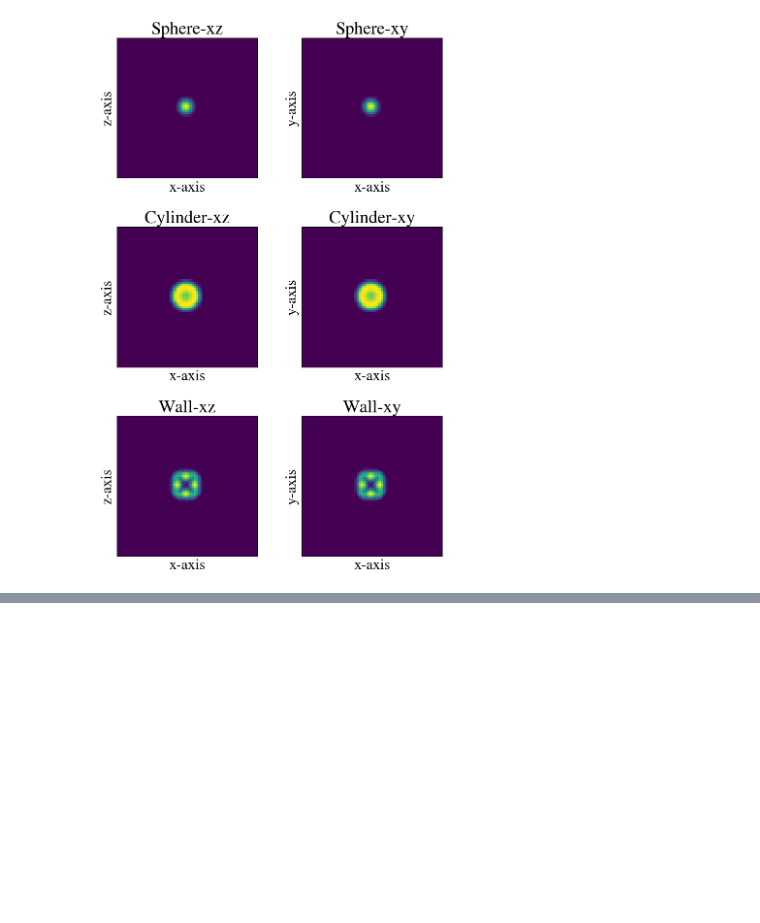
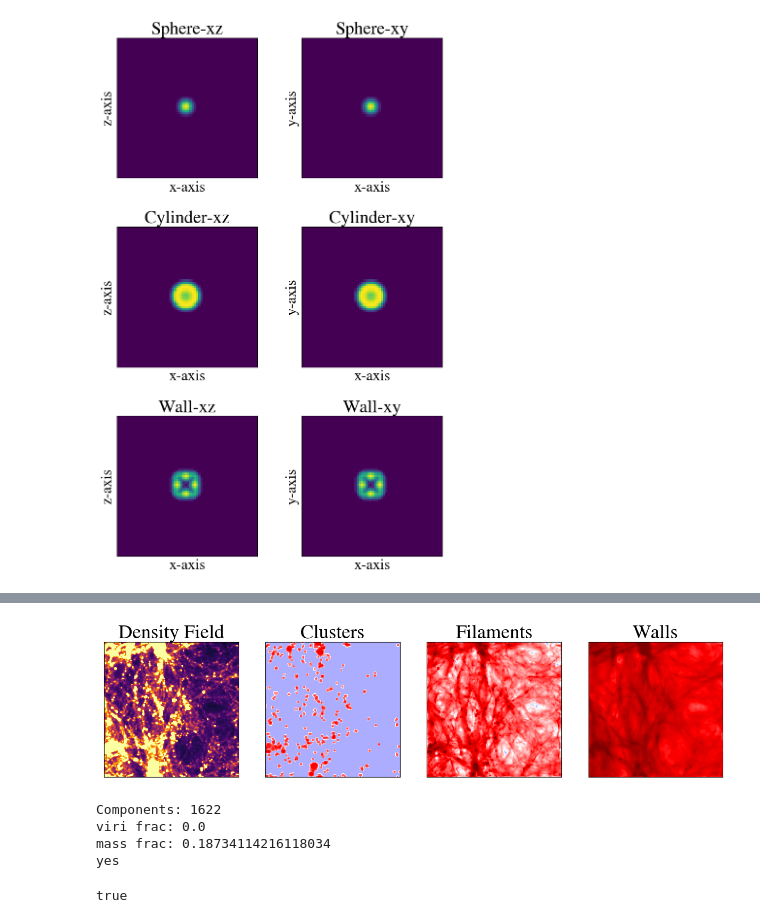
Before and after one commit to James11222/CosmoMMF, a Jupyter notebook: notebooks/Testing.ipynb, the cells around one changed output, grey strips where cells are left out. Drawn from its saved outputs; the diff is of its cells as text; code cells hidden in the pictures; blank space fills up the shorter version.

```diff
--- a/notebooks/Testing.ipynb
+++ b/notebooks/Testing.ipynb
@@ -205,4 +301,11 @@ plot_fields(max_sigs_sphere_RR[:,:,:,1], max_sigs_sphere_RR[:,:,:,2], max_sigs_s
 # %%
-plot_fields(max_sigs_cylinder[:,:,:,1], max_sigs_cylinder[:,:,:,2], max_sigs_cylinder[:,:,:,3])
-plot_fields(max_sigs_cylinder_RR[:,:,:,1], max_sigs_cylinder_RR[:,:,:,2], max_sigs_cylinder_RR[:,:,:,3])
+@load "/global/cscratch1/sd/james12/halo_data/Heavy_p_Light_p_Ultralight/All_Halos_Binned_TNG_Bool.jld2" halo
+
+small_halos = halo[1:128, 1:128, 1:128]
+
+print("small halos")
+
+clusbool = small_halos
+
+# @save "../test/test_data/test_clusbool.jld2" clusbool
 # %% [output]
@@ -216,0 +313,24 @@ plot_fields(max_sigs_wall_RR[:,:,:,1], max_sigs_wall_RR[:,:,:,2], max_sigs_wall_
+# %%
+f, axes = plt.subplots(1,4, sharey=true,figsize=(15,4))
+max_val = 5
+cmap_="seismic"
+axes[1].imshow(sum(small_density, dims=3)[:,:,1], vmin=0.001, vmax=100.0,cmap="inferno")
+axes[1].set_title("Density Field")
+axes[2].imshow(sum(small_halos .+ 0.001, dims=3)[:,:,1,1],cmap=cmap_,
+norm=mpl.colors.LogNorm(vmin=0.001, vmax=100.0))
+axes[2].set_title("Clusters")
+axes[3].imshow(sum(max_sigs_nexusplus, dims=3)[:,:,1,2],cmap=cmap_,
+norm=mpl.colors.LogNorm(vmin=0.001, vmax=100.0))
+axes[3].set_title("Filaments")
+axes[4].imshow(sum(max_sigs_nexusplus, dims=3)[:,:,1,3],cmap=cmap_,
+    norm=mpl.colors.LogNorm(vmin=0.001, vmax=100.0))
+axes[4].set_title("Walls")
+
+for ax in axes
+    ax.set_xticks([])
+    ax.set_yticks([])
+    ax.set_xticklabels([])
+    ax.set_yticklabels([])
+end
+# %% [output]
+[figure, added]
@@ -216,0 +339,14 @@ plot_fields(max_sigs_wall_RR[:,:,:,1], max_sigs_wall_RR[:,:,:,2], max_sigs_wall_
+# %%
+clusbool, filbool, wallbool, S_fil, dM2_fil, S_wall, dM2_wall = CosmoMMF.calc_structure_bools(
+    nothing, max_sigs_nexusplus, small_density, mass_of_average_cell*100, 0.1)
+
+print("yes")
+# %% [output]
+Components: 1622
+viri frac: 0.0
+mass frac: 0.18734114216118034
+yes
+# %%
+maximum(clusbool)
+# %% [output]
+true
```
Also changed, not shown: parts of 17 cells of this notebook, 12 other files.
